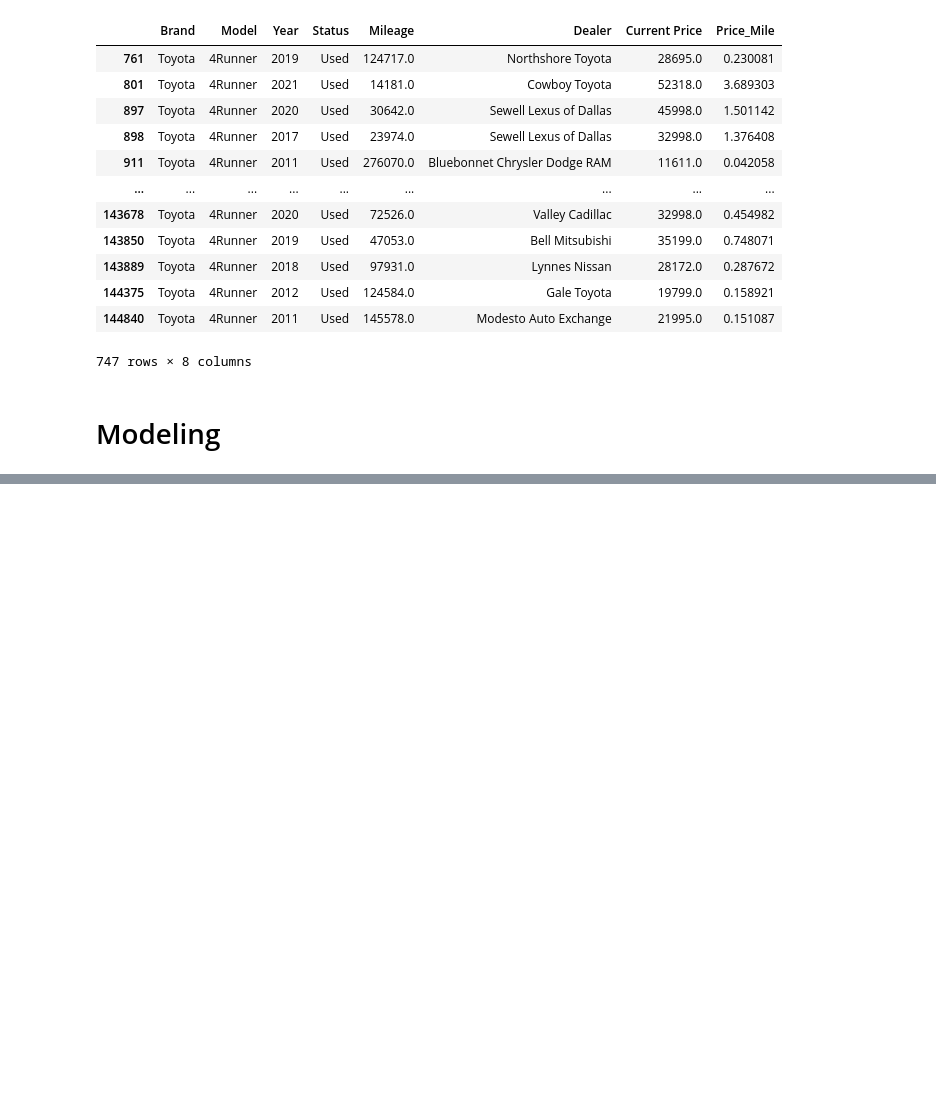
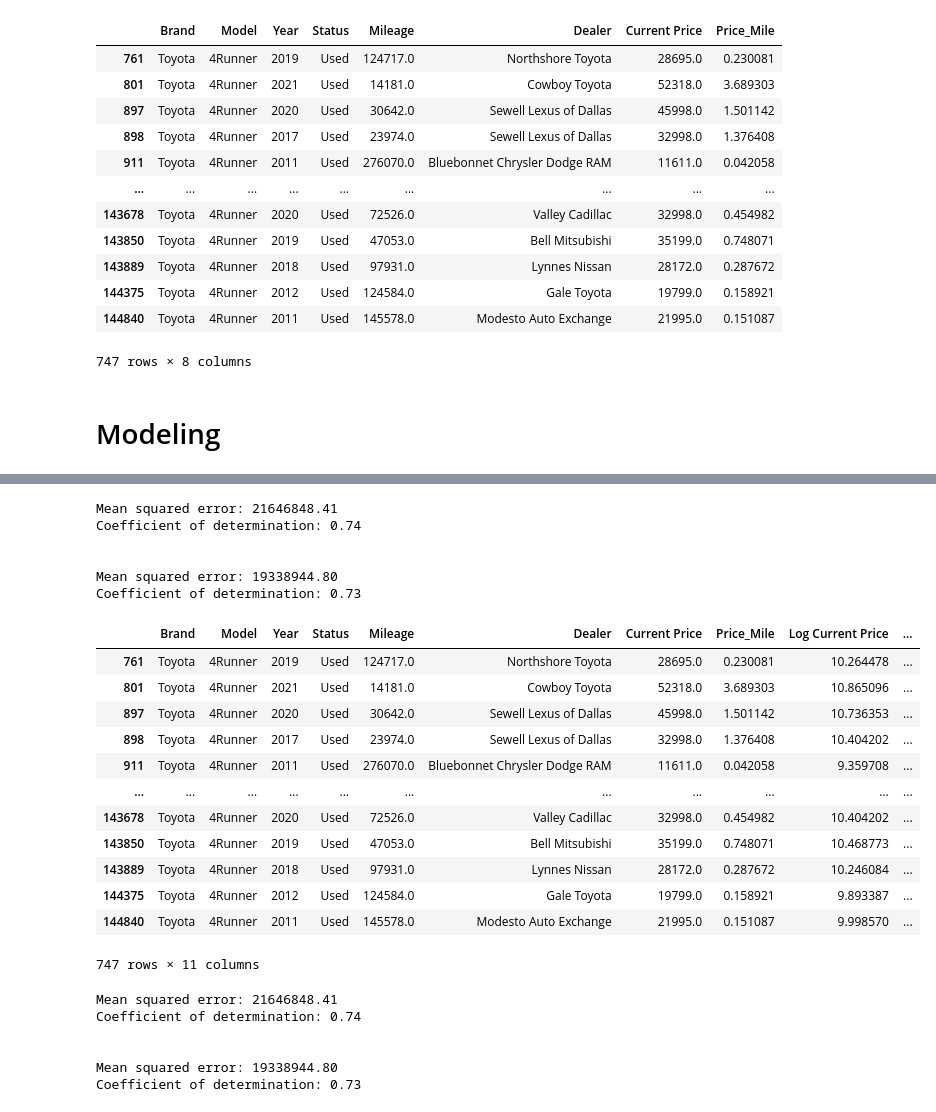
Before and after one commit to mglissmann/usa_car_sale_prices, a Jupyter notebook: analysis.ipynb, the cells around one changed output, grey strips where cells are left out. Saved outputs shown, nothing was run; the diff lists cells and outputs as text; code cells hidden in the pictures; blank space fills up the shorter version.

```diff
--- a/analysis.ipynb
+++ b/analysis.ipynb
@@ -343,0 +414,74 @@ Coefficient of determination: 0.71
+# %%
+predictors = ['Year', 'Log Mileage']
+target = ['Current Price']
+
+X_train, X_val, y_train, y_val = train_test_split(
+    used_toyota_4runner[predictors],
+    used_toyota_4runner[target],
+    test_size=0.20,
+    random_state=42
+)
+
+model = linear_model.LinearRegression()
+model.fit(X_train, y_train)
+y_pred = model.predict(X_train)
+print(f"Mean squared error: {mean_squared_error(y_train, y_pred):.2f}")
+print(f"Coefficient of determination: {r2_score(y_train, y_pred):.2f}")
+print('\n')
+
+preds = model.predict(X_val)
+print(f"Mean squared error: {mean_squared_error(y_val, preds):.2f}")
+print(f"Coefficient of determination: {r2_score(y_val, preds):.2f}")
+# %% [output]
+Mean squared error: 21646848.41
+Coefficient of determination: 0.74
+
+
+Mean squared error: 19338944.80
+Coefficient of determination: 0.73
+# %%
+current_yr = 2023
+used_toyota_4runner.loc[:,'Vehicle Age'] = current_yr - used_toyota_4runner.loc[:, 'Year']
+used_toyota_4runner
+# %% [output]
+|  | Brand | Model | Year | Status | Mileage | Dealer | Current Price | Price_Mile | Log Current Price | ... |
+| 761 | Toyota | 4Runner | 2019 | Used | 124717.0 | Northshore Toyota | 28695.0 | 0.230081 | 10.264478 | ... |
+| 801 | Toyota | 4Runner | 2021 | Used | 14181.0 | Cowboy Toyota | 52318.0 | 3.689303 | 10.865096 | ... |
+| 897 | Toyota | 4Runner | 2020 | Used | 30642.0 | Sewell Lexus of Dallas | 45998.0 | 1.501142 | 10.736353 | ... |
+| 898 | Toyota | 4Runner | 2017 | Used | 23974.0 | Sewell Lexus of Dallas | 32998.0 | 1.376408 | 10.404202 | ... |
+| 911 | Toyota | 4Runner | 2011 | Used | 276070.0 | Bluebonnet Chrysler Dodge RAM | 11611.0 | 0.042058 | 9.359708 | ... |
+| ... | ... | ... | ... | ... | ... | ... | ... | ... | ... | ... |
+| 143678 | Toyota | 4Runner | 2020 | Used | 72526.0 | Valley Cadillac | 32998.0 | 0.454982 | 10.404202 | ... |
+| 143850 | Toyota | 4Runner | 2019 | Used | 47053.0 | Bell Mitsubishi | 35199.0 | 0.748071 | 10.468773 | ... |
+| 143889 | Toyota | 4Runner | 2018 | Used | 97931.0 | Lynnes Nissan | 28172.0 | 0.287672 | 10.246084 | ... |
+| 144375 | Toyota | 4Runner | 2012 | Used | 124584.0 | Gale Toyota | 19799.0 | 0.158921 | 9.893387 | ... |
+| 144840 | Toyota | 4Runner | 2011 | Used | 145578.0 | Modesto Auto Exchange | 21995.0 | 0.151087 | 9.998570 | ... |
+747 rows × 11 columns
+# %%
+predictors = ['Vehicle Age', 'Log Mileage']
+target = ['Current Price']
+
+X_train, X_val, y_train, y_val = train_test_split(
+    used_toyota_4runner[predictors],
+    used_toyota_4runner[target],
+    test_size=0.20,
+    random_state=42
+)
+
+model = linear_model.LinearRegression()
+model.fit(X_train, y_train)
+y_pred = model.predict(X_train)
+print(f"Mean squared error: {mean_squared_error(y_train, y_pred):.2f}")
+print(f"Coefficient of determination: {r2_score(y_train, y_pred):.2f}")
+print('\n')
+
+preds = model.predict(X_val)
+print(f"Mean squared error: {mean_squared_error(y_val, preds):.2f}")
+print(f"Coefficient of determination: {r2_score(y_val, preds):.2f}")
+# %% [output]
+Mean squared error: 21646848.41
+Coefficient of determination: 0.74
+
+
+Mean squared error: 19338944.80
+Coefficient of determination: 0.73
```
Also changed, not shown: parts of 5 cells of this notebook.
